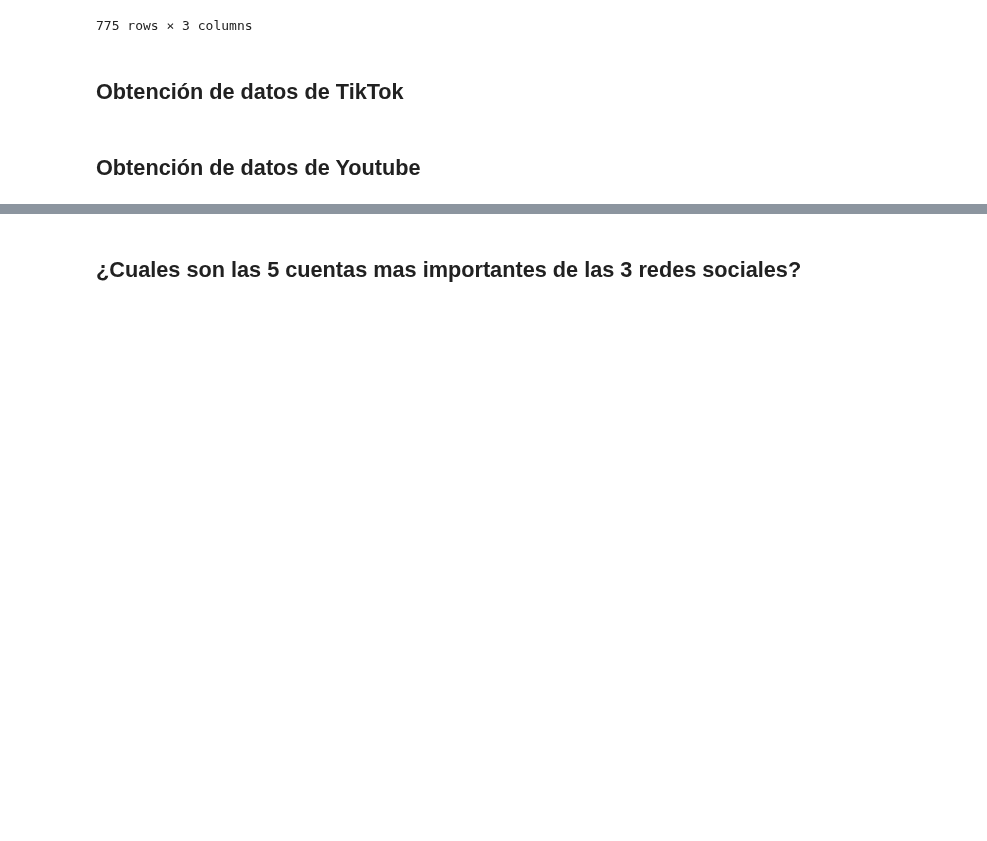
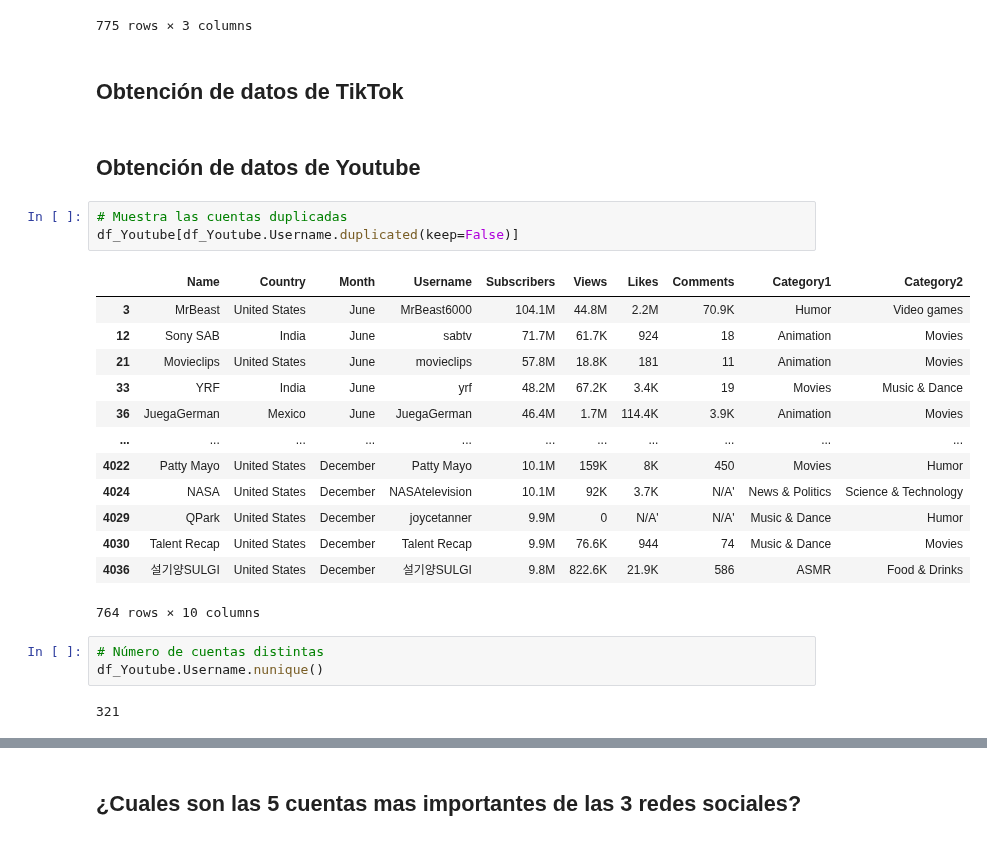
Before and after one commit to MonicaGonzalez30/CienciaDatosLasChicasSuperpoderosas, a Jupyter notebook: Proyectos/Unidad2/Redes_Sociales.ipynb, the cells around one changed output, grey strips where cells are left out. Cells and saved outputs as stored; diff of their text form; blank space fills up the shorter version.

```diff
--- a/Proyectos/Unidad2/Redes_Sociales.ipynb
+++ b/Proyectos/Unidad2/Redes_Sociales.ipynb
@@ -603,3 +602,25 @@ Promedios
 ## Obtención de datos de TikTok
 # %% [markdown]
 ## Obtención de datos de Youtube
+# %%
+# Muestra las cuentas duplicadas
+df_Youtube[df_Youtube.Username.duplicated(keep=False)]
+# %% [output]
+|  | Name | Country | Month | Username | Subscribers | Views | Likes | Comments | Category1 | Category2 |
+| 3 | MrBeast | United States | June | MrBeast6000 | 104.1M | 44.8M | 2.2M | 70.9K | Humor | Video games |
+| 12 | Sony SAB | India | June | sabtv | 71.7M | 61.7K | 924 | 18 | Animation | Movies |
+| 21 | Movieclips | United States | June | movieclips | 57.8M | 18.8K | 181 | 11 | Animation | Movies |
+| 33 | YRF | India | June | yrf | 48.2M | 67.2K | 3.4K | 19 | Movies | Music & Dance |
+| 36 | JuegaGerman | Mexico | June | JuegaGerman | 46.4M | 1.7M | 114.4K | 3.9K | Animation | Movies |
+| ... | ... | ... | ... | ... | ... | ... | ... | ... | ... | ... |
+| 4022 | Patty Mayo | United States | December | Patty Mayo | 10.1M | 159K | 8K | 450 | Movies | Humor |
+| 4024 | NASA | United States | December | NASAtelevision | 10.1M | 92K | 3.7K | N/A' | News & Politics | Science & Technology |
+| 4029 | QPark | United States | December | joycetanner | 9.9M | 0 | N/A' | N/A' | Music & Dance | Humor |
+| 4030 | Talent Recap | United States | December | Talent Recap | 9.9M | 76.6K | 944 | 74 | Music & Dance | Movies |
+| 4036 | 설기양SULGI | United States | December | 설기양SULGI | 9.8M | 822.6K | 21.9K | 586 | ASMR | Food & Drinks |
+764 rows × 10 columns
+# %%
+# Número de cuentas distintas
+df_Youtube.Username.nunique()
+# %% [output]
+321
```
Also changed, not shown: parts of 16 cells of this notebook, 1 other file.
